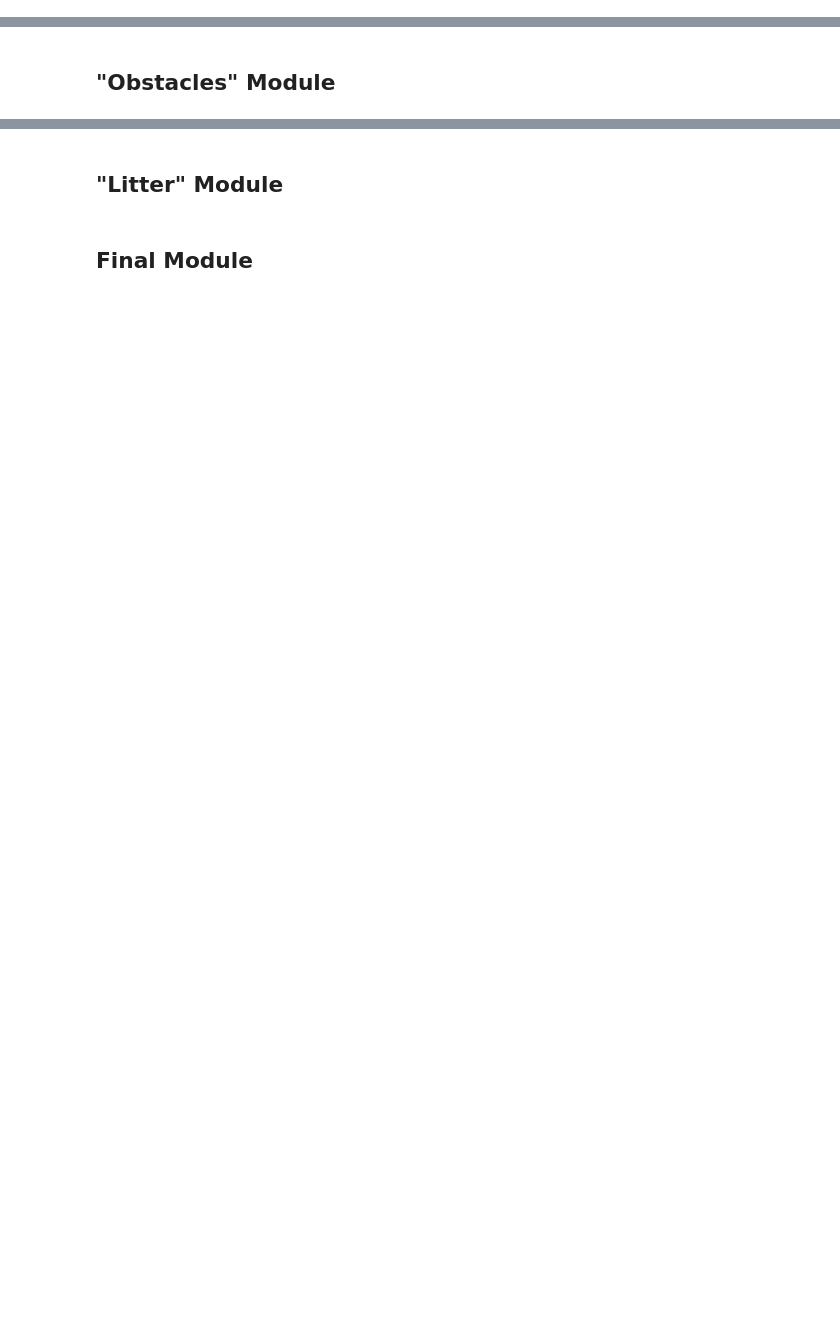
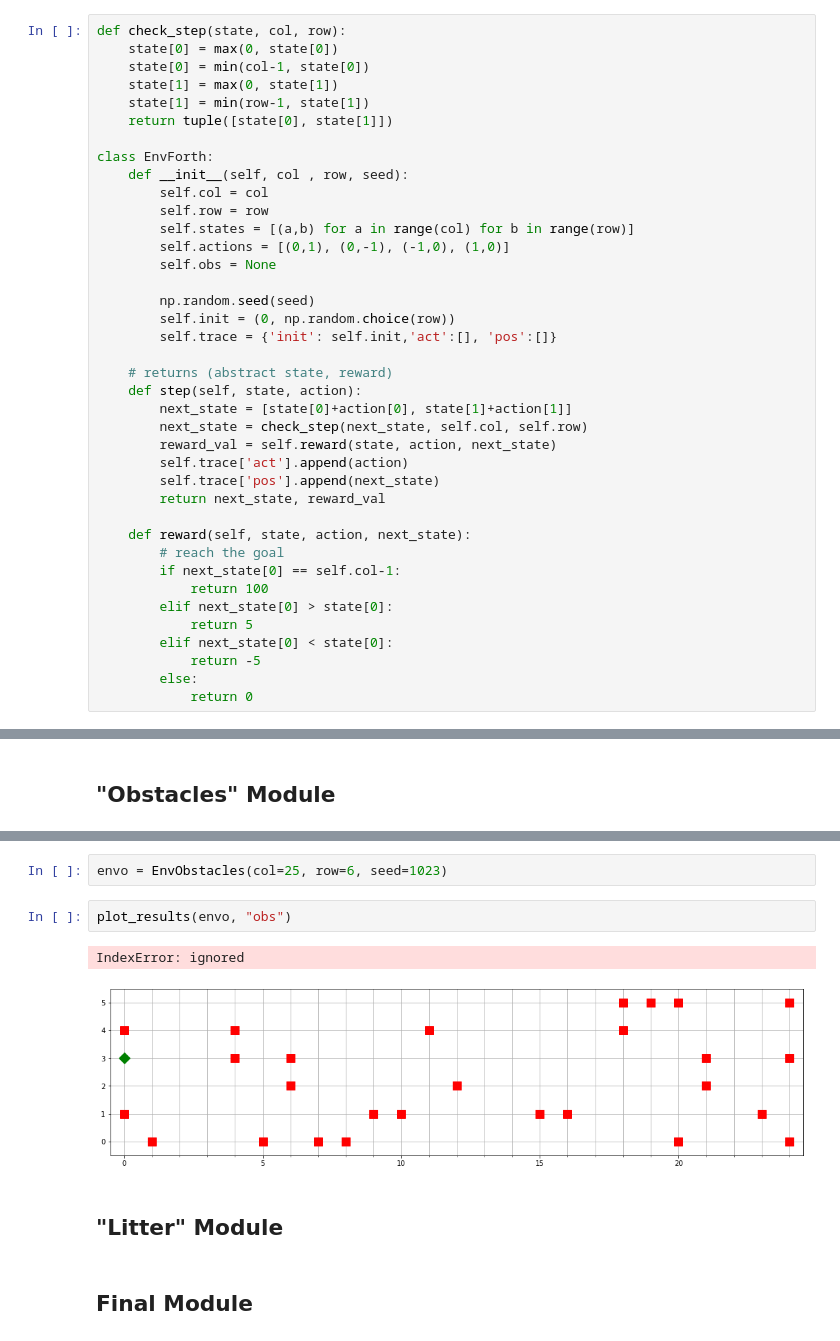
Before and after one commit to gail-yxie/Machine-Learning, a Jupyter notebook: reinforcement-learning/hw6-rl.ipynb, the cells around one changed output, grey strips where cells are left out. Saved outputs shown, nothing was run; the diff lists cells and outputs as text; blank space fills up the shorter version.

```diff
--- a/reinforcement-learning/hw6-rl.ipynb
+++ b/reinforcement-learning/hw6-rl.ipynb
@@ -142,2 +95,41 @@ class QTable:
 # %% [markdown]
 ## "Forth" Module
+# %%
+def check_step(state, col, row):
+    state[0] = max(0, state[0])
+    state[0] = min(col-1, state[0])
+    state[1] = max(0, state[1])
+    state[1] = min(row-1, state[1])
+    return tuple([state[0], state[1]])
+
+class EnvForth:
+    def __init__(self, col , row, seed):
+        self.col = col
+        self.row = row
+        self.states = [(a,b) for a in range(col) for b in range(row)]
+        self.actions = [(0,1), (0,-1), (-1,0), (1,0)]
+        self.obs = None
+
+        np.random.seed(seed)
+        self.init = (0, np.random.choice(row))
+        self.trace = {'init': self.init,'act':[], 'pos':[]}
+
+    # returns (abstract state, reward)
+    def step(self, state, action):
+        next_state = [state[0]+action[0], state[1]+action[1]]
+        next_state = check_step(next_state, self.col, self.row)
+        reward_val = self.reward(state, action, next_state)
+        self.trace['act'].append(action)
+        self.trace['pos'].append(next_state)
+        return next_state, reward_val
+
+    def reward(self, state, action, next_state):
+        # reach the goal
+        if next_state[0] == self.col-1:
+            return 100
+        elif next_state[0] > state[0]:
+            return 5
+        elif next_state[0] < state[0]:
+            return -5
+        else:
+            return 0
@@ -148,3 +237,10 @@ class QTable:
+# %%
+envo = EnvObstacles(col=25, row=6, seed=1023)
+# %%
+plot_results(envo, "obs")
+# %% [output]
+IndexError: ignored
+[figure, added]
 # %% [markdown]
 ## "Litter" Module
 # %% [markdown]
```
Also changed, not shown: parts of 14 cells of this notebook.
